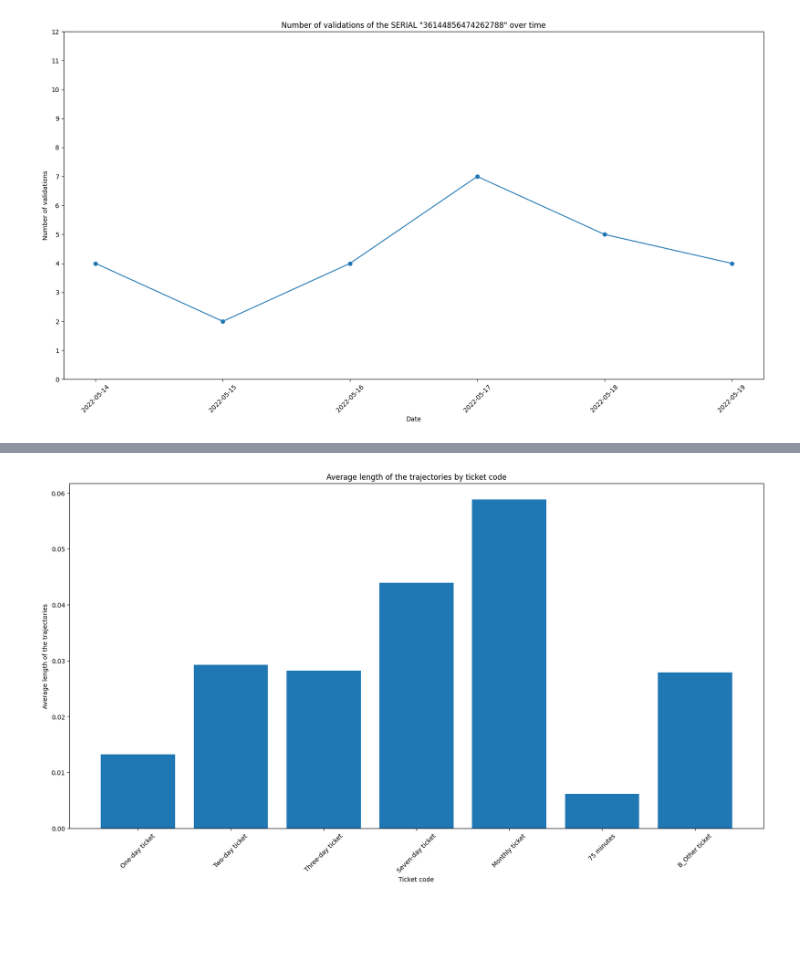
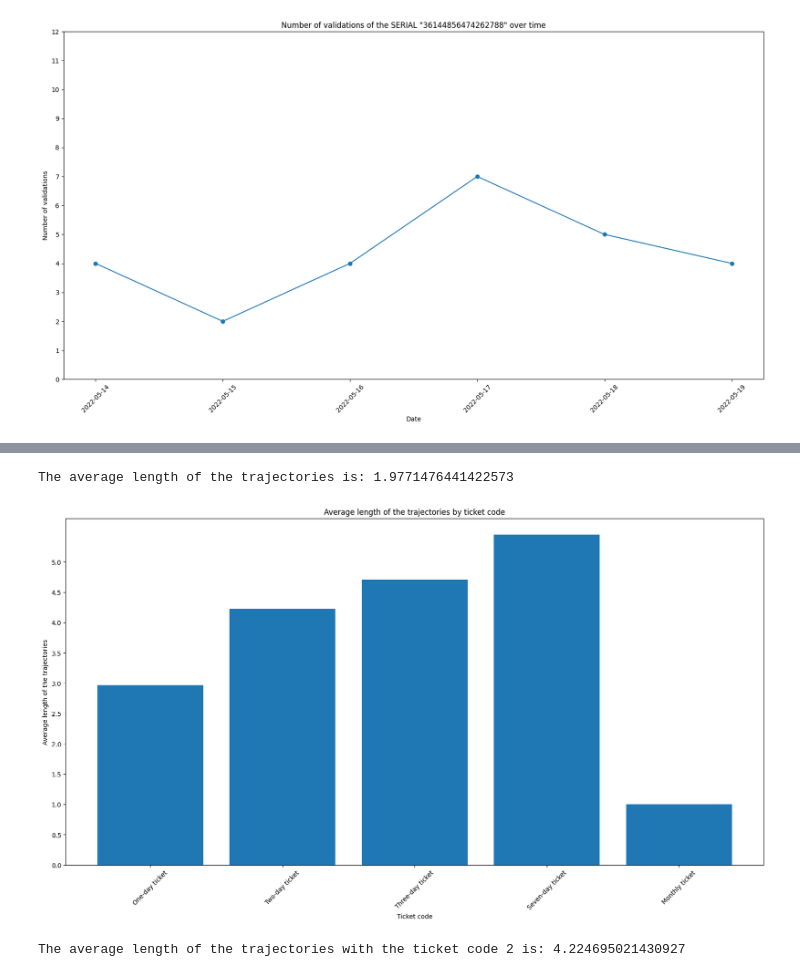
Before and after one commit to matteograzioso1/Tirocinio-Progetto-MASTER, a Jupyter notebook: Notebook 2.ipynb, the cells around one changed output, grey strips where cells are left out. Drawn from its saved outputs; the diff is of its cells as text; code cells hidden in the pictures; blank space fills up the shorter version.

Commit message:
Trajectories

```diff
--- a/Notebook 2.ipynb
+++ b/Notebook 2.ipynb
@@ -408,0 +435,22 @@ focus_on_serial_over_time(df_s, serial)
+# %%
+# Compute the average length of the trajectories
+def average_length_of_trajectories(dict_trajectories: dict, is_focus_on_ticket_code: bool = False, ticket_code: str = '') -> float:
+    """
+        This function computes the average length of the trajectories.
+        :param dict_trajectories: the dictionary with the trajectories of the users
+        :return: the average length of the trajectories
+    """
+    # Compute the average length of the trajectories
+    average_length = 0
+    for serial in dict_trajectories.keys():
+        average_length += len(dict_trajectories[serial])
+    if len(dict_trajectories.keys()) != 0:
+        average_length /= len(dict_trajectories.keys())
+        if is_focus_on_ticket_code:
+            print('The average length of the trajectories with the ticket code {} is: {}'.format(ticket_code, average_length))
+        else:
+            print('The average length of the trajectories is: {}'.format(average_length))
+    else:
+        print('WARNING: There are no trajectories to analyze')
+
+    return average_length
@@ -409,8 +471,9 @@ focus_on_serial_over_time(df_s, serial)
 # %%
-# See the average length of the trajectories by ticket code
-def average_length_of_trajectories_by_ticket_code(df: pd.DataFrame, dictionary: str) -> None:
+# For each type of ticket code, compute the average length of the trajectories
+def average_length_of_trajectories_by_ticket_code_plot(dict_trajectories: dict, df: pd.DataFrame, dictionary: str) -> None:
     """
         This function computes the average length of the trajectories by ticket code.
+        :param dict_trajectories: the dictionary with the trajectories of the users
         :param df: the dataframe
         :param dictionary: the path of the dictionary with the ticket codes and their description
         :return: None
@@ -430,7 +493,9 @@ def average_length_of_trajectories_by_ticket_code(df: pd.DataFrame, dictionary:
         # If the dataframe is not empty, focus on the ticket code
         if df_sup.shape[0] != 0:
             # Count the number of stations visited
-            number_of_stations = df_sup['FERMATA'].nunique()
+            number_of_stations = 0
+            for serial in df_sup['SERIALE'].unique():
+                number_of_stations += len(dict_trajectories[serial])
             # Add the average length of the trajectories to the dictionary
             dict_number_of_stations[ticket_code] = number_of_stations / df_sup['SERIALE'].nunique()
 
@@ -451,7 +516,18 @@ def average_length_of_trajectories_by_ticket_code(df: pd.DataFrame, dictionary:
         plt.yticks(ticks=np.arange(0, max(dict_number_of_stations.values()) + 0.01, 0.5))
 
     plt.show()
-# %%
-average_length_of_trajectories_by_ticket_code(df, 'data/dictionaries/dict_ticket_codes.json')
-# %% [output]
-[figure, removed]
+# %%
+# Compute the average length of the trajectories with the entire dataset
+dict_trajectories = create_dictionary_with_trajectories(df)
+average_lenght = average_length_of_trajectories(dict_trajectories)
+average_length_of_trajectories_by_ticket_code_plot(dict_trajectories, df, 'data/dictionaries/dict_ticket_codes.json')
+# %% [output]
+The average length of the trajectories is: 1.9771476441422573
+[figure, added]
+# %%
+# Compute the average length of the trajectories with the dataset with the ticket code 1
+df_sup = focus_on_ticket_code(df,'2')
+dict_trajectories = create_dictionary_with_trajectories(df_sup)
+average_lenght = average_length_of_trajectories(dict_trajectories, is_focus_on_ticket_code=True, ticket_code='2')
+# %% [output]
+The average length of the trajectories with the ticket code 2 is: 4.224695021430927
```
Also changed, not shown: parts of 12 cells of this notebook.
